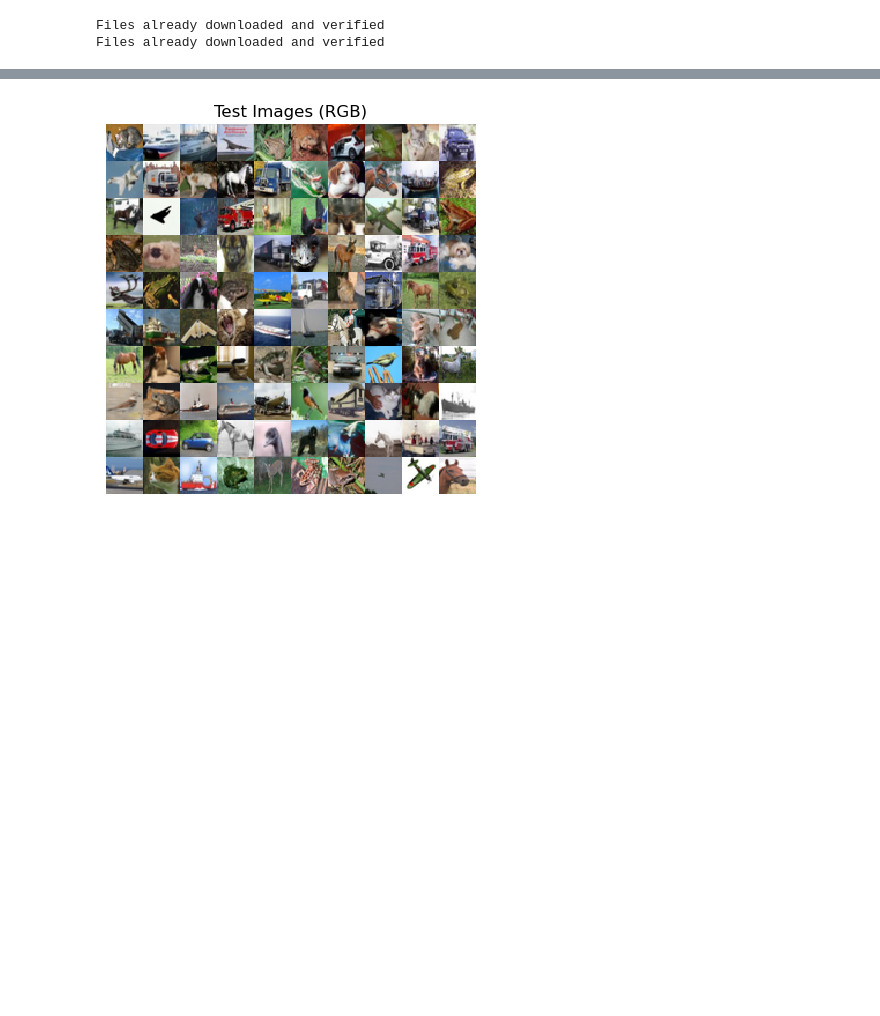
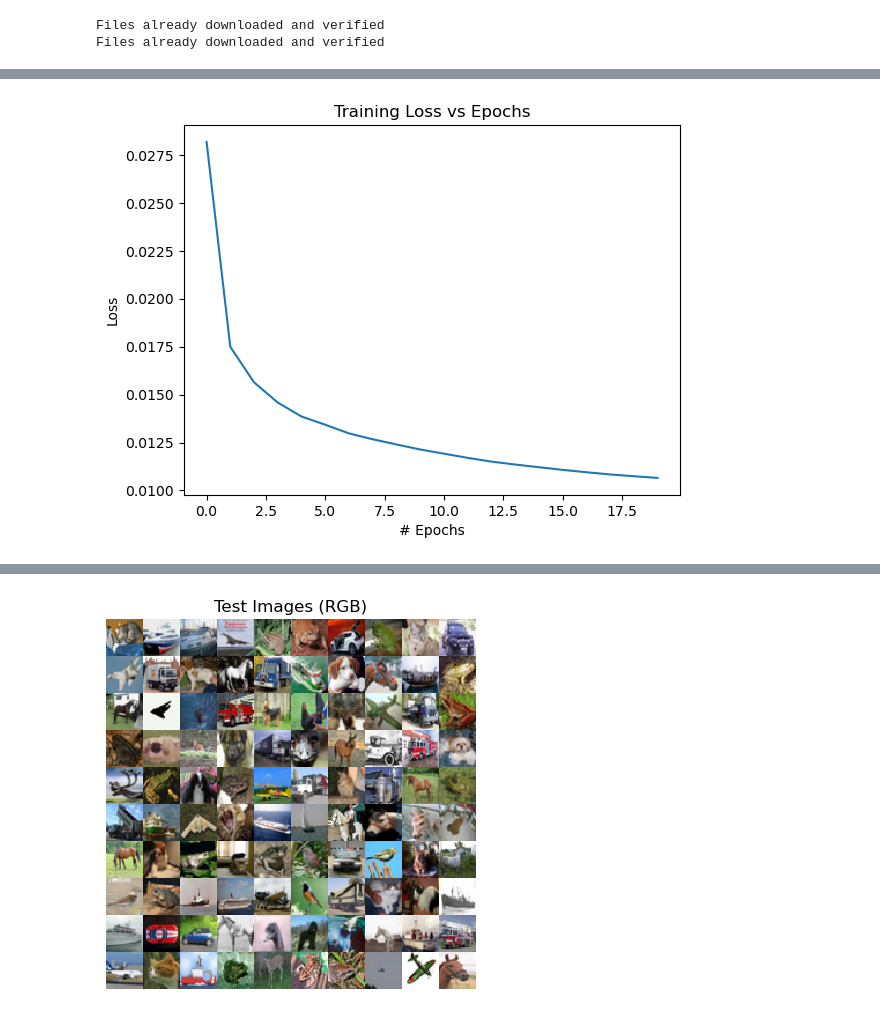
Before and after one commit to Abhinav-Kotta/Image-Colorization, a Jupyter notebook: course_project.ipynb, the cells around one changed output, grey strips where cells are left out. Saved outputs shown, nothing was run; the diff lists cells and outputs as text; code cells hidden in the pictures; blank space fills up the shorter version.

```diff
--- a/course_project.ipynb
+++ b/course_project.ipynb
@@ -219,3 +240,12 @@ Net1(
+# %%
+# Plot the losses over epochs for model 1
+plt.plot(training_losses)
+plt.title("Training Loss vs Epochs")
+plt.xlabel("# Epochs")
+plt.ylabel("Loss")
+plt.show()
+# %% [output]
+[figure, added]
 # %%
 # Create the model with CNN latent code
 net2 = Net2().to(device)
```
Also changed, not shown: parts of 4 cells of this notebook, 1 other file.
